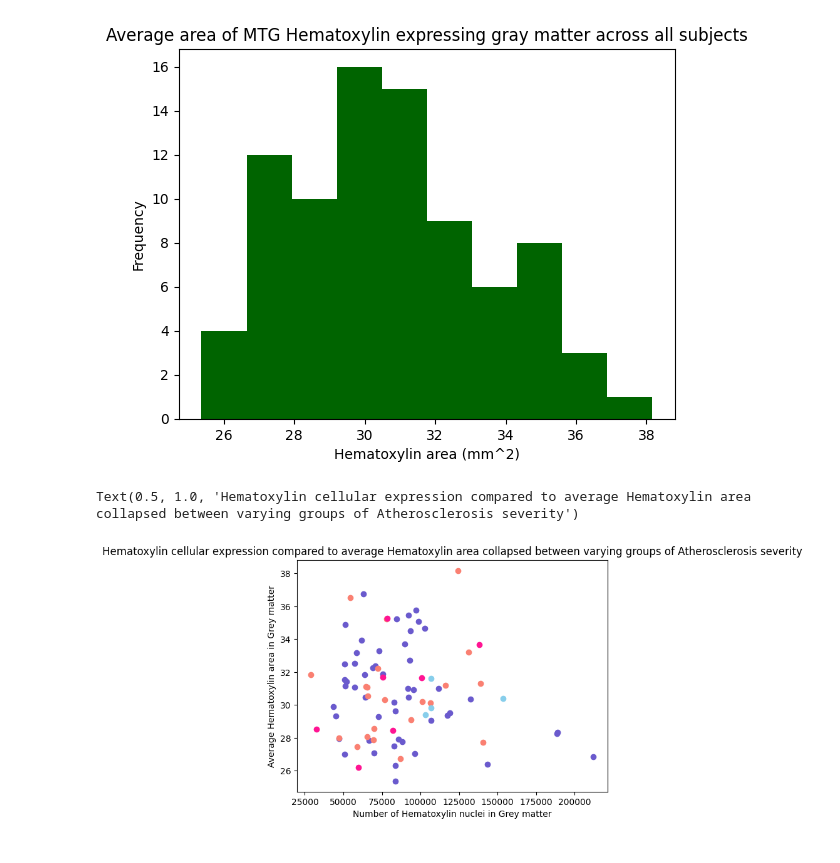
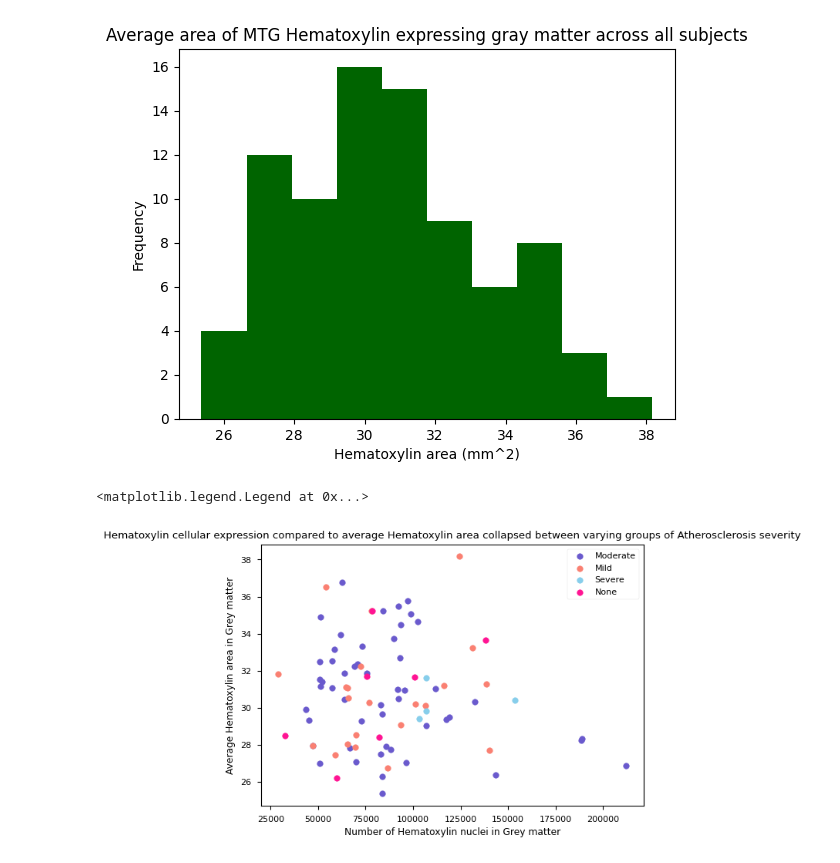
Before and after one commit to amandafriedmann/NEUR-Data-Analysis, a Jupyter notebook: FINAL_PROJECT_WORK.ipynb, the cells around one changed output. Drawn from its saved outputs; the diff is of its cells as text; code cells hidden in the pictures.

```diff
--- a/FINAL_PROJECT_WORK.ipynb
+++ b/FINAL_PROJECT_WORK.ipynb
@@ -59,21 +59,22 @@ Text(0, 0.5, 'Frequency')
 # %%
 #scatterplot of dependent variables across groups
 moderate_df = atherosclerosis_data[atherosclerosis_data['Atherosclerosis'] == 'Moderate']
 mild_df = atherosclerosis_data[atherosclerosis_data['Atherosclerosis'] == 'Mild']
 severe_df = atherosclerosis_data[atherosclerosis_data['Atherosclerosis'] == 'Severe']
 none_df = atherosclerosis_data[atherosclerosis_data['Atherosclerosis'] == 'None']
 
 plt.scatter(moderate_df['number of Hematoxylin positive nuclei_Grey matter'],moderate_df['average Hematoxylin positive nucleus area_Grey matter'], color = "slateblue")
 plt.scatter(mild_df['number of Hematoxylin positive nuclei_Grey matter'],mild_df['average Hematoxylin positive nucleus area_Grey matter'], color = "salmon")
 plt.scatter(severe_df['number of Hematoxylin positive nuclei_Grey matter'],severe_df['average Hematoxylin positive nucleus area_Grey matter'], color = "skyblue")
 plt.scatter(none_df['number of Hematoxylin positive nuclei_Grey matter'],none_df['average Hematoxylin positive nucleus area_Grey matter'], color = "deeppink")
 
 plt.xlabel('Number of Hematoxylin nuclei in Grey matter')
 plt.ylabel('Average Hematoxylin area in Grey matter')
 plt.title('Hematoxylin cellular expression compared to average Hematoxylin area collapsed between varying groups of Atherosclerosis severity')
+plt.legend(['Moderate','Mild','Severe', 'None'])
 # %% [output]
-Text(0.5, 1.0, 'Hematoxylin cellular expression compared to average Hematoxylin area collapsed between varying groups of Atherosclerosis severity')
+<matplotlib.legend.Legend at 0x...>
-[figure, old version]
+[figure, new version]
 # %%
 #boxplot for number of Hematoxylin positive nuclei_Grey matter across different groups
 
```
Also changed, not shown: parts of 1 cell of this notebook.
